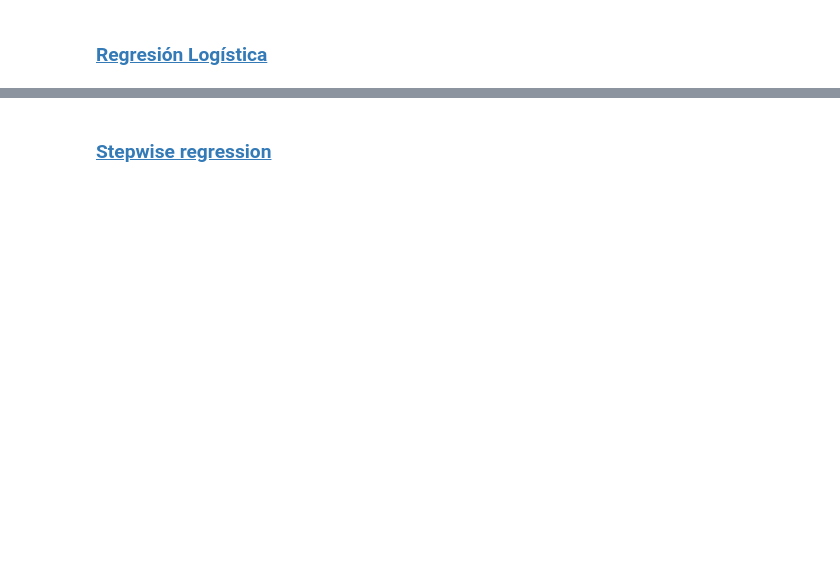
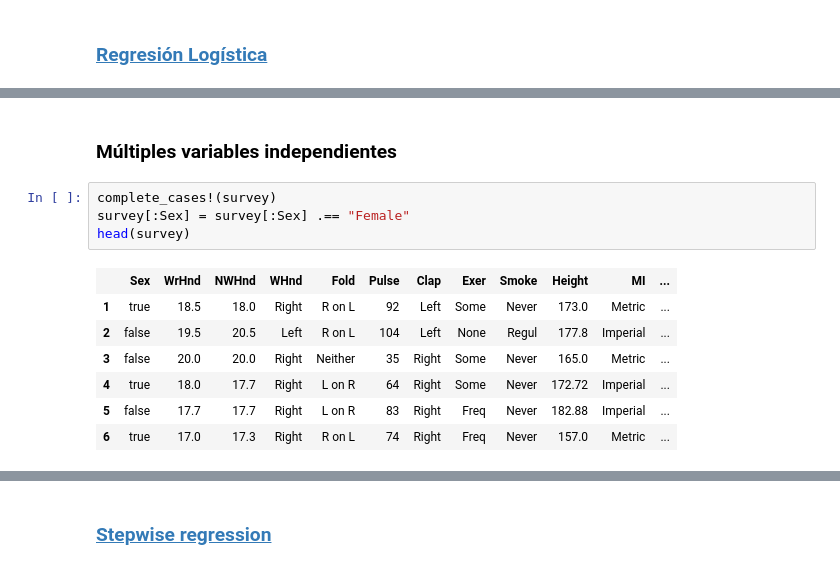
Before and after one commit to diegozea/AnalisisDeDatosCualitativos.jl, a Jupyter notebook: material/II.3.RegresionLogistica.ipynb, the cells around one changed output, grey strips where cells are left out. Cells and saved outputs as stored; diff of their text form; blank space fills up the shorter version.

```diff
--- a/material/II.3.RegresionLogistica.ipynb
+++ b/material/II.3.RegresionLogistica.ipynb
@@ -126,0 +463,14 @@ Residual Deviance: 129.7        AIC: 137.7
+# %% [markdown]
+### Múltiples variables independientes
+# %%
+complete_cases!(survey)
+survey[:Sex] = survey[:Sex] .== "Female"
+head(survey)
+# %% [output]
+|  | Sex | WrHnd | NWHnd | WHnd | Fold | Pulse | Clap | Exer | Smoke | Height | MI | ... |
+| 1 | true | 18.5 | 18.0 | Right | R on L | 92 | Left | Some | Never | 173.0 | Metric | ... |
+| 2 | false | 19.5 | 20.5 | Left | R on L | 104 | Left | None | Regul | 177.8 | Imperial | ... |
+| 3 | false | 20.0 | 20.0 | Right | Neither | 35 | Right | Some | Never | 165.0 | Metric | ... |
+| 4 | true | 18.0 | 17.7 | Right | L on R | 64 | Right | Some | Never | 172.72 | Imperial | ... |
+| 5 | false | 17.7 | 17.7 | Right | L on R | 83 | Right | Freq | Never | 182.88 | Imperial | ... |
+| 6 | true | 17.0 | 17.3 | Right | R on L | 74 | Right | Freq | Never | 157.0 | Metric | ... |
```
Also changed, not shown: parts of 89 cells of this notebook, 5 other files.
